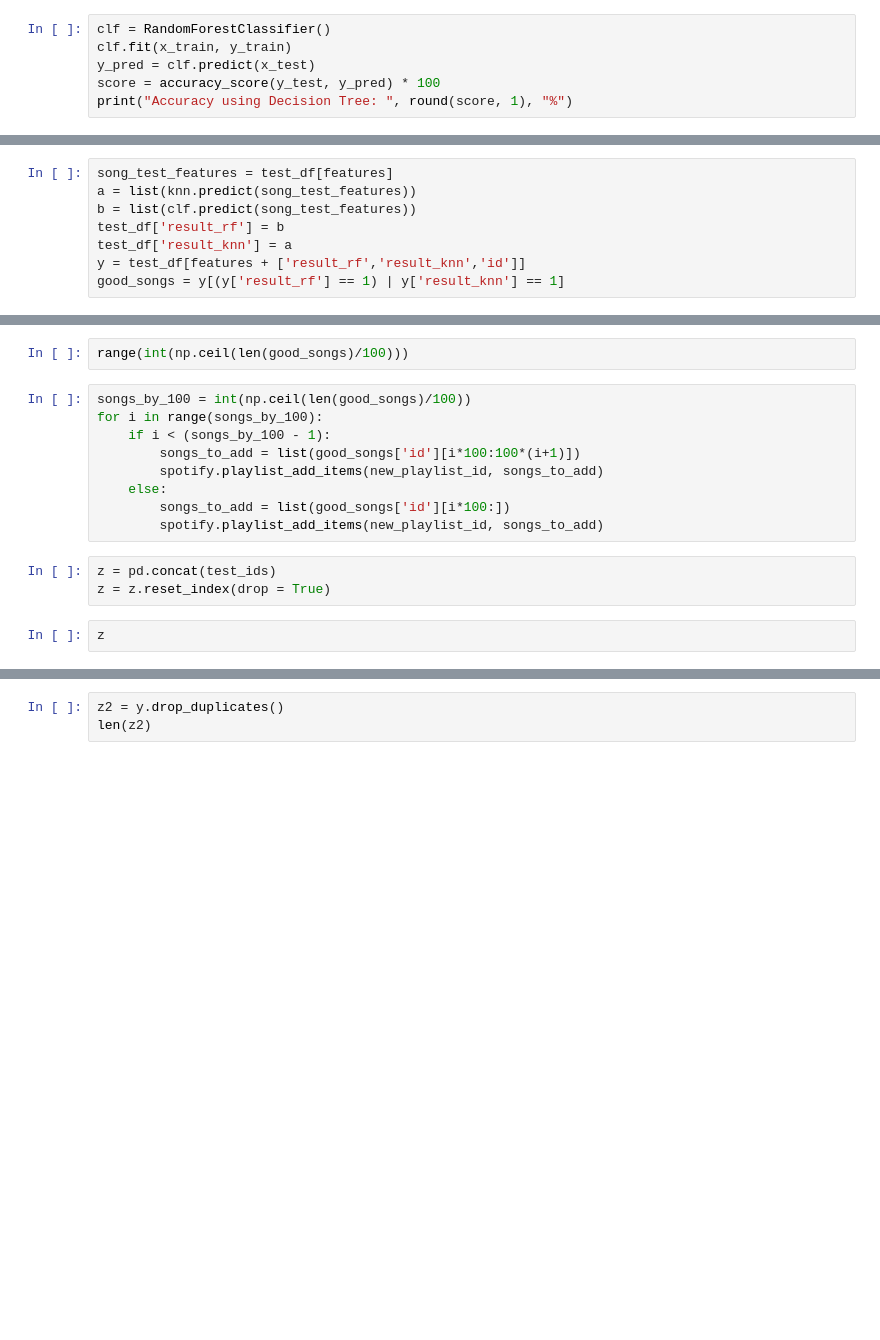
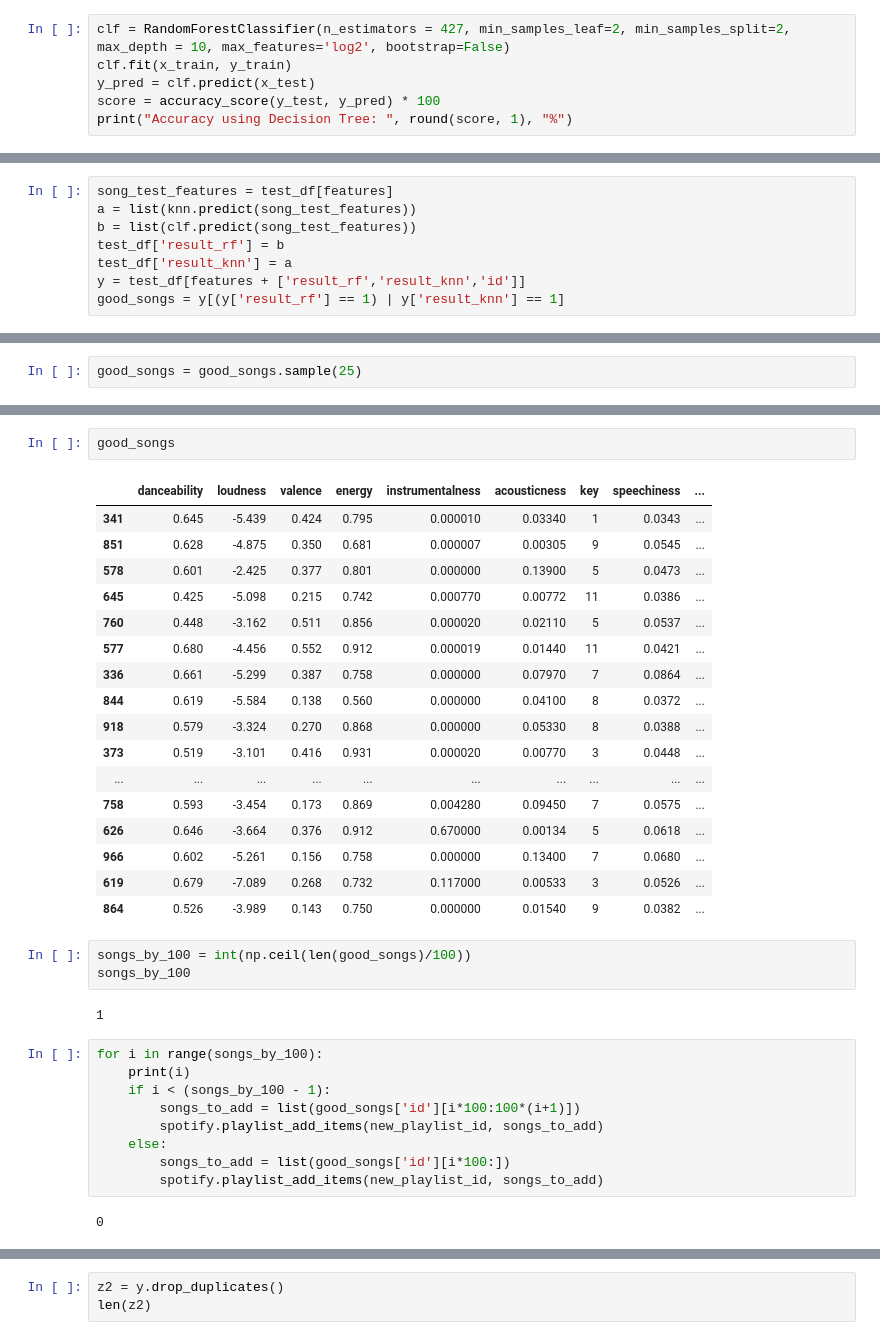
Before and after one commit to Michael-Faulkner/SpotifyPlaylist, a Jupyter notebook: PlylistGenerator.ipynb, the cells around one changed output, grey strips where cells are left out. Drawn from its saved outputs; the diff is of its cells as text; blank space fills up the shorter version.

```diff
--- a/PlylistGenerator.ipynb
+++ b/PlylistGenerator.ipynb
@@ -180,5 +207,5 @@ gs_results.best_params_
 # %%
-clf = RandomForestClassifier()
+clf = RandomForestClassifier(n_estimators = 427, min_samples_leaf=2, min_samples_split=2, max_depth = 10, max_features='log2', bootstrap=False)
 clf.fit(x_train, y_train)
 y_pred = clf.predict(x_test)
 score = accuracy_score(y_test, y_pred) * 100
@@ -288,3 +330,5 @@ test_song_list.append(good_songs)
+# %%
+good_songs = good_songs.sample(25)
 # %%
 name = 'ML'
 spotify.user_playlist_create(username, name, public=True, collaborative=False, description='')
@@ -295,16 +341,36 @@ new_playlist_id
+# %%
+good_songs
+# %% [output]
+|  | danceability | loudness | valence | energy | instrumentalness | acousticness | key | speechiness | ... |
+| 341 | 0.645 | -5.439 | 0.424 | 0.795 | 0.000010 | 0.03340 | 1 | 0.0343 | ... |
+| 851 | 0.628 | -4.875 | 0.350 | 0.681 | 0.000007 | 0.00305 | 9 | 0.0545 | ... |
+| 578 | 0.601 | -2.425 | 0.377 | 0.801 | 0.000000 | 0.13900 | 5 | 0.0473 | ... |
+| 645 | 0.425 | -5.098 | 0.215 | 0.742 | 0.000770 | 0.00772 | 11 | 0.0386 | ... |
+| 760 | 0.448 | -3.162 | 0.511 | 0.856 | 0.000020 | 0.02110 | 5 | 0.0537 | ... |
+| 577 | 0.680 | -4.456 | 0.552 | 0.912 | 0.000019 | 0.01440 | 11 | 0.0421 | ... |
+| 336 | 0.661 | -5.299 | 0.387 | 0.758 | 0.000000 | 0.07970 | 7 | 0.0864 | ... |
+| 844 | 0.619 | -5.584 | 0.138 | 0.560 | 0.000000 | 0.04100 | 8 | 0.0372 | ... |
+| 918 | 0.579 | -3.324 | 0.270 | 0.868 | 0.000000 | 0.05330 | 8 | 0.0388 | ... |
+| 373 | 0.519 | -3.101 | 0.416 | 0.931 | 0.000020 | 0.00770 | 3 | 0.0448 | ... |
+| ... | ... | ... | ... | ... | ... | ... | ... | ... | ... |
+| 758 | 0.593 | -3.454 | 0.173 | 0.869 | 0.004280 | 0.09450 | 7 | 0.0575 | ... |
+| 626 | 0.646 | -3.664 | 0.376 | 0.912 | 0.670000 | 0.00134 | 5 | 0.0618 | ... |
+| 966 | 0.602 | -5.261 | 0.156 | 0.758 | 0.000000 | 0.13400 | 7 | 0.0680 | ... |
+| 619 | 0.679 | -7.089 | 0.268 | 0.732 | 0.117000 | 0.00533 | 3 | 0.0526 | ... |
+| 864 | 0.526 | -3.989 | 0.143 | 0.750 | 0.000000 | 0.01540 | 9 | 0.0382 | ... |
 # %%
-range(int(np.ceil(len(good_songs)/100)))
+songs_by_100 = int(np.ceil(len(good_songs)/100))
+songs_by_100
+# %% [output]
+1
 # %%
-songs_by_100 = int(np.ceil(len(good_songs)/100))
 for i in range(songs_by_100):
+    print(i)
     if i < (songs_by_100 - 1):
         songs_to_add = list(good_songs['id'][i*100:100*(i+1)])
         spotify.playlist_add_items(new_playlist_id, songs_to_add)
     else:
         songs_to_add = list(good_songs['id'][i*100:])
         spotify.playlist_add_items(new_playlist_id, songs_to_add)
+# %% [output]
+0
-# %%
-z = pd.concat(test_ids)
-z = z.reset_index(drop = True)
-# %%
-z
```
Also changed, not shown: parts of 16 cells of this notebook, 1 other file.
